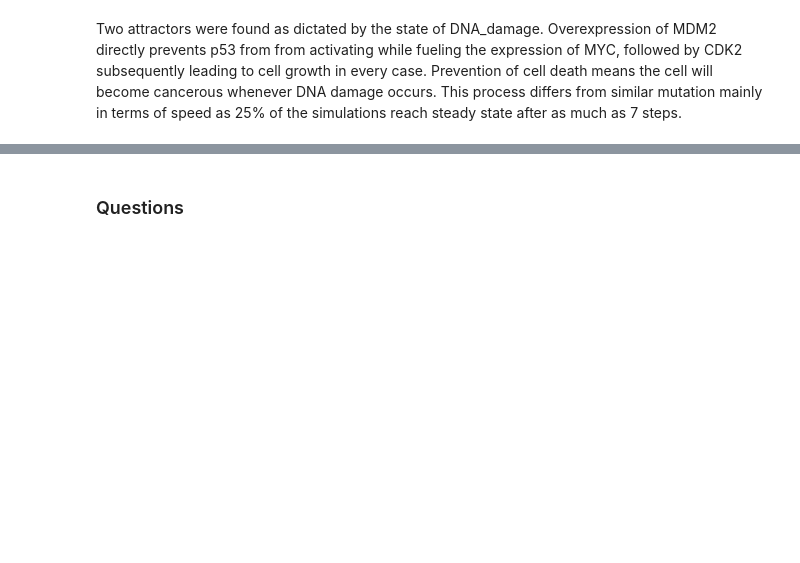
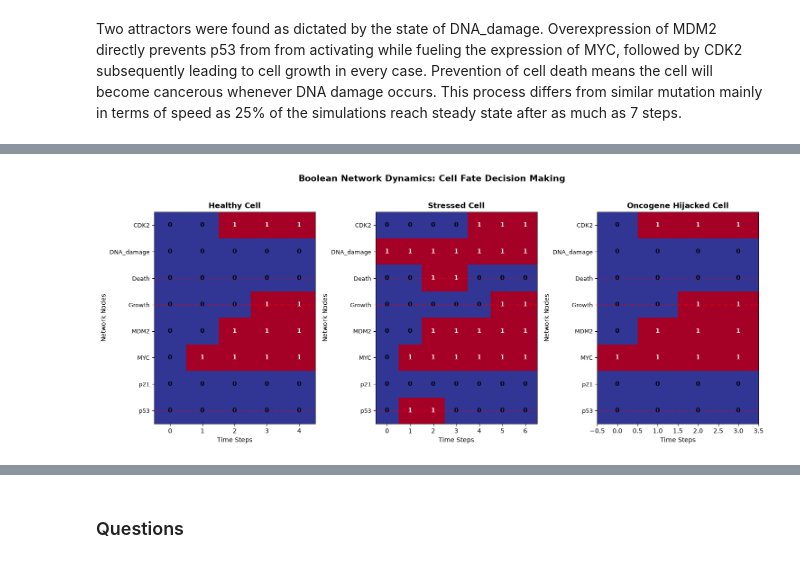
Before and after one commit to orange-pine/MSMBS_group_9, a Jupyter notebook: Assignment3/analysis.ipynb, the cells around one changed output, grey strips where cells are left out. Saved outputs shown, nothing was run; the diff lists cells and outputs as text; code cells hidden in the pictures; blank space fills up the shorter version.

```diff
--- a/Assignment3/analysis.ipynb
+++ b/Assignment3/analysis.ipynb
@@ -854,10 +1074,8 @@ Two attractors were found as dictated by the state of DNA_damage. Overexpression
 # %%
-# i'll probably do the following mutations:
+network = reset_network()
+network.add_rule('p21', lambda s: False, "p21 = OFF")
+network.add_rule('MYC', lambda s: True, "MYC = ON")
 
-#network.add_rule('p21', lambda s: False, "p21 always off")
-#network.add_rule('MYC', lambda s: True, "myc always on")
-#network.add_rule('AKT', lambda s: True, "akt always on")
-
-# should be fun enough :)) but ofc just lmk if you have more creative ideas
-# sounds fun!!!
-# yeah, sounds fun, love the ida of introducing not initially included elements, but check if we aren't limited to one mutation at a time.
+print("Rules:")
+for node, rule_info in network.rules.items():
+    print(f" {rule_info['description']}")
@@ -863,0 +1124,41 @@ Two attractors were found as dictated by the state of DNA_damage. Overexpression
+# %%
+#my charts are copies of the above charts
+n_scenarios = len(results)
+fig, axes = plt.subplots(1, n_scenarios, figsize=(5*n_scenarios, 6))
+
+if n_scenarios == 1:
+    axes = [axes]
+
+for scenario_idx, (scenario_name, trajectory) in enumerate(results.items()):
+    ax = axes[scenario_idx]
+
+    # Create heatmap
+    trajectory_matrix = trajectory.T  # Transpose for proper orientation
+
+    im = ax.imshow(trajectory_matrix, cmap='RdYlBu_r', aspect='auto', interpolation='nearest')
+
+    # Formatting
+    ax.set_title(f'{scenario_name}', fontweight='bold', fontsize=12)
+    ax.set_xlabel('Time Steps', fontsize=10)
+    ax.set_ylabel('Network Nodes', fontsize=10)
+    ax.set_yticks(range(len(node_names)))
+    ax.set_yticklabels(node_names, fontsize=9)
+
+    # Add text annotations
+    for t in range(trajectory.shape[0]):
+        for n in range(len(node_names)):
+            color = 'white' if trajectory_matrix[n, t] == 1 else 'black'
+            ax.text(t, n, int(trajectory_matrix[n, t]),
+                   ha="center", va="center", color=color, fontweight='bold')
+
+    # Highlight key output nodes
+    output_indices = [i for i, name in enumerate(node_names) if name in ['Growth', 'Death', 'p53']]
+    for output_idx in output_indices:
+        ax.axhline(y=output_idx, color='red', linestyle='--', alpha=0.3, linewidth=2)
+
+plt.suptitle('Boolean Network Dynamics: Cell Fate Decision Making',
+             fontsize=14, fontweight='bold', y=1.02)
+plt.tight_layout()
+plt.show()
+# %% [output]
+[figure, added]
```
Also changed, not shown: parts of 28 cells of this notebook.
